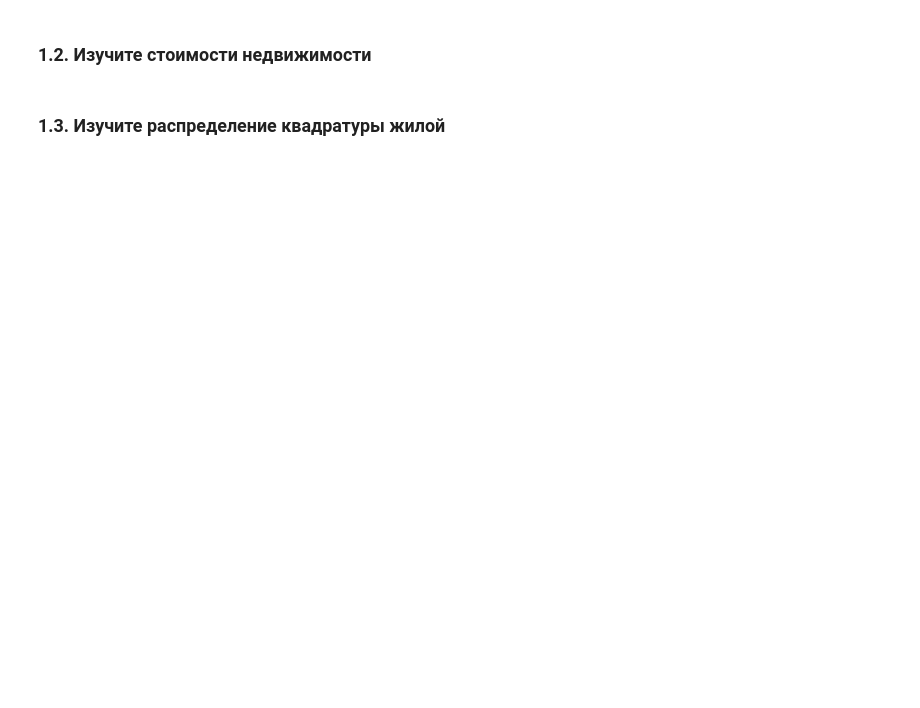
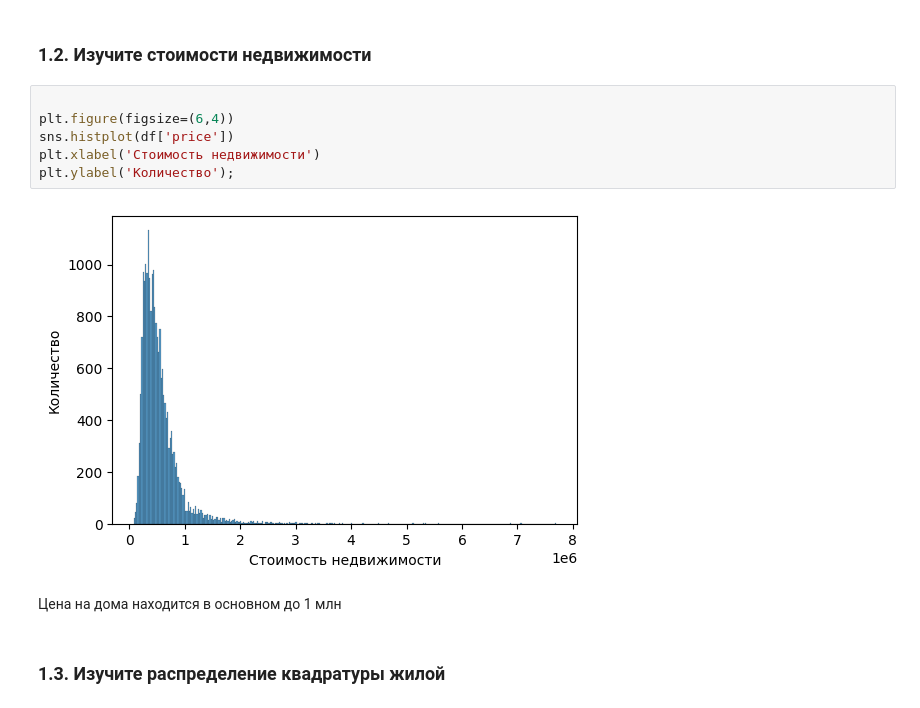
Before and after one commit to okamietovolk/gb-analytics, a Jupyter notebook: kc.ipynb, the cells around one changed output. Drawn from its saved outputs; the diff is of its cells as text; blank space fills up the shorter version.

```diff
--- a/kc.ipynb
+++ b/kc.ipynb
@@ -32,4 +45,14 @@ memory usage: 3.5+ MB
 # %% [markdown]
 ### 1.2. Изучите стоимости недвижимости
+# %%
+
+plt.figure(figsize=(6,4))
+sns.histplot(df['price'])
+plt.xlabel('Стоимость недвижимости')
+plt.ylabel('Количество');
+# %% [output]
+[figure, added]
+# %% [markdown]
+Цена на дома находится в основном до 1 млн
 # %% [markdown]
 ### 1.3. Изучите распределение квадратуры жилой
```
Also changed, not shown: parts of 8 cells of this notebook.
